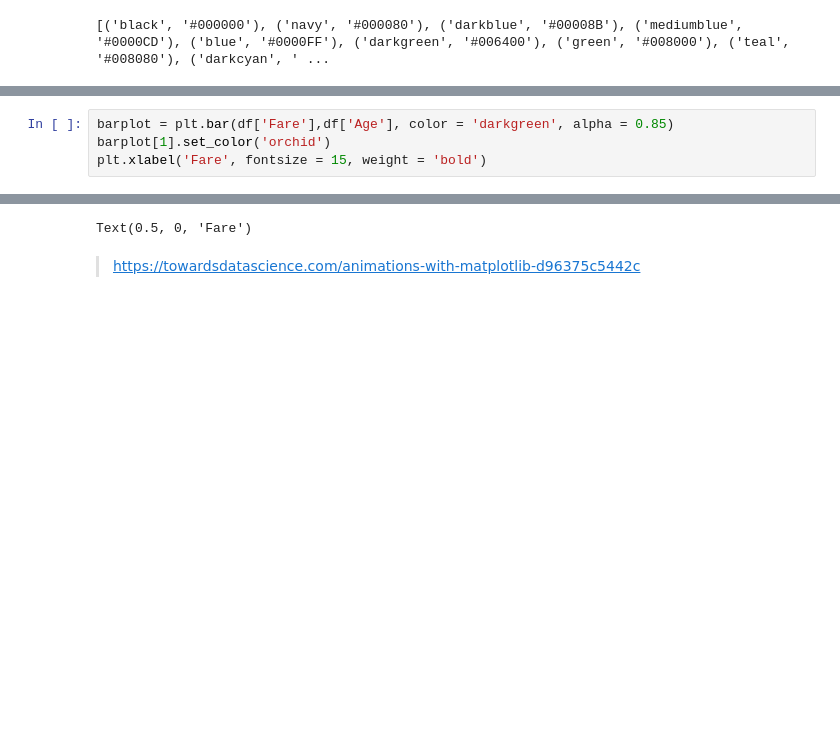
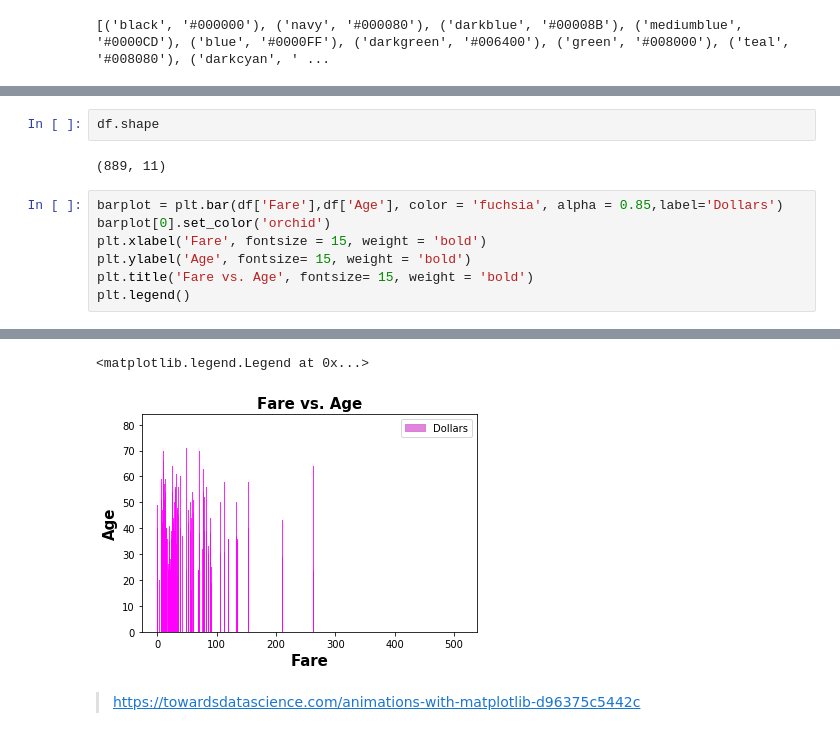
Before and after one commit to learn-co-students/dc-ds-010620, a Jupyter notebook: module-1/day-8-coachlabvisualizations/Graphs & Plotting.ipynb, the cells around one changed output, grey strips where cells are left out. Cells and saved outputs as stored; diff of their text form; blank space fills up the shorter version.

```diff
--- a/module-1/day-8-coachlabvisualizations/Graphs & Plotting.ipynb
+++ b/module-1/day-8-coachlabvisualizations/Graphs & Plotting.ipynb
@@ -113,5 +162,12 @@ print(zippedcolors)
+# %%
+df.shape
+# %% [output]
+(889, 11)
 # %%
-barplot = plt.bar(df['Fare'],df['Age'], color = 'darkgreen', alpha = 0.85)
-barplot[1].set_color('orchid')
+barplot = plt.bar(df['Fare'],df['Age'], color = 'fuchsia', alpha = 0.85,label='Dollars')
+barplot[0].set_color('orchid')
 plt.xlabel('Fare', fontsize = 15, weight = 'bold')
+plt.ylabel('Age', fontsize= 15, weight = 'bold')
+plt.title('Fare vs. Age', fontsize= 15, weight = 'bold')
+plt.legend()
 # %% [output]
@@ -120,4 +174,5 @@ plt.xlabel('Fare', fontsize = 15, weight = 'bold')
-Text(0.5, 0, 'Fare')
+<matplotlib.legend.Legend at 0x...>
+[figure, added]
 # %% [markdown]
 >https://towardsdatascience.com/animations-with-matplotlib-d96375c5442c
 # %%
```
Also changed, not shown: parts of 10 cells of this notebook, 1 other file.
